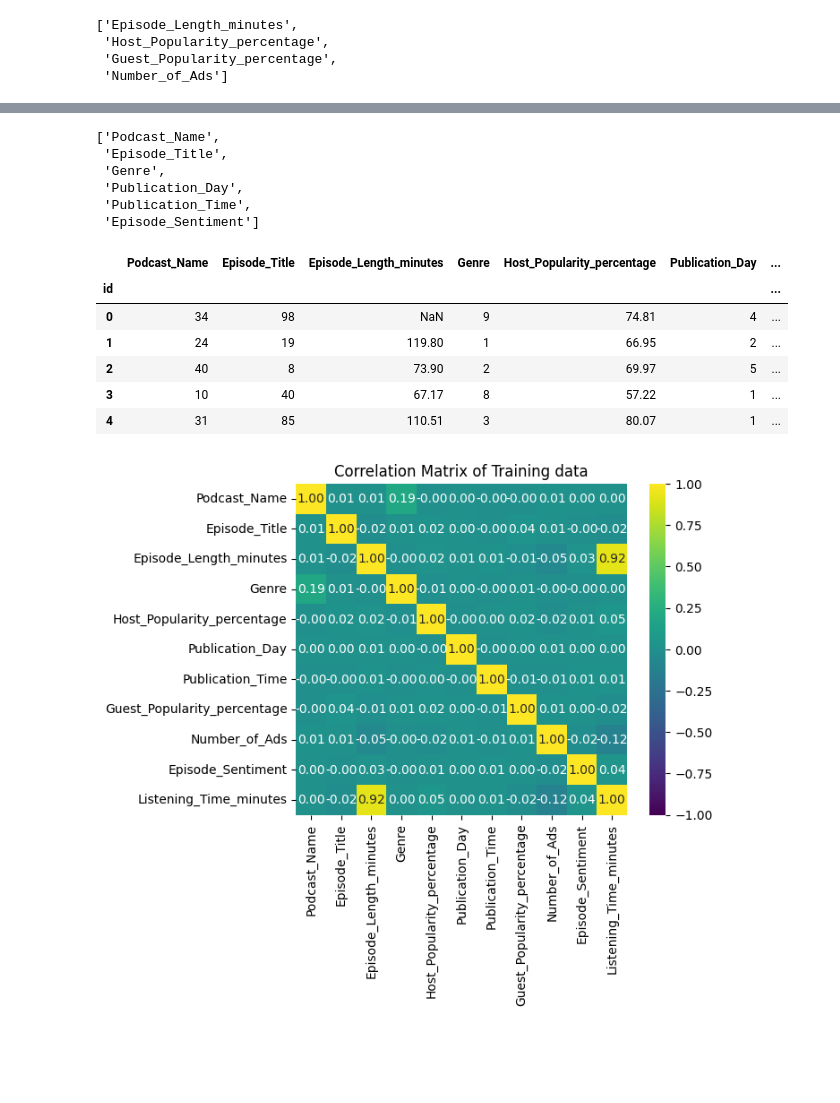
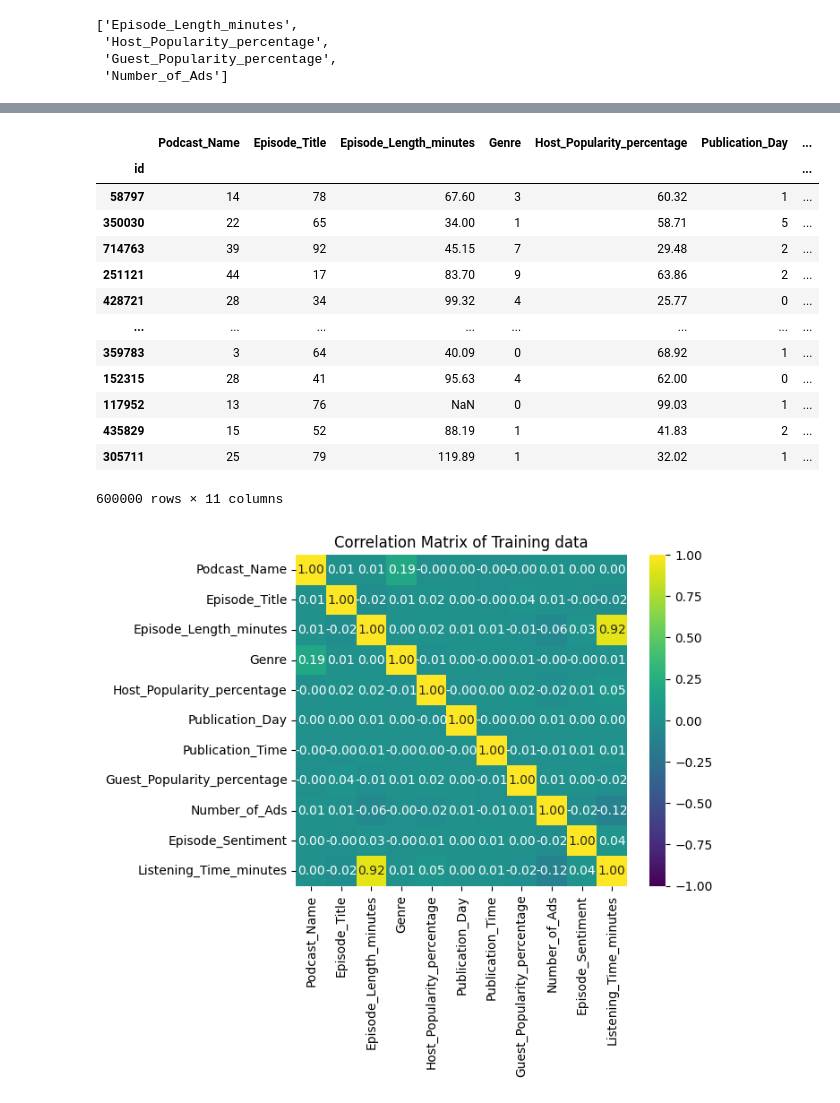
Before and after one commit to Enzo-Olivieri/Kaggle-S5-EP-4, a Jupyter notebook: listening_time_model.ipynb, the cells around one changed output, grey strips where cells are left out. Saved outputs shown, nothing was run; the diff lists cells and outputs as text; code cells hidden in the pictures; blank space fills up the shorter version.

```diff
--- a/listening_time_model.ipynb
+++ b/listening_time_model.ipynb
@@ -126,29 +113,31 @@ cat_features = [col for col in X_val.columns if X_val[col].dtype == "object"]
 for cat_feat in cat_features:
     X_val[cat_feat] = X_val[cat_feat].astype("category")
 #print(X_val.dtypes)
-# %%
-cat_features
-# %% [output]
-['Podcast_Name',
- 'Episode_Title',
- 'Genre',
- 'Publication_Day',
- 'Publication_Time',
- 'Episode_Sentiment']
-# %%
-data = full_train.copy()
-label_encoder = LabelEncoder()
-
-for cat_feat in cat_features:
-    data[cat_feat] = label_encoder.fit_transform(data[cat_feat])
-# %%
-data.head()
-# %% [output]
-|  | Podcast_Name | Episode_Title | Episode_Length_minutes | Genre | Host_Popularity_percentage | Publication_Day | ... |
-| id |  |  |  |  |  |  | ... |
-| 0 | 34 | 98 | NaN | 9 | 74.81 | 4 | ... |
-| 1 | 24 | 19 | 119.80 | 1 | 66.95 | 2 | ... |
-| 2 | 40 | 8 | 73.90 | 2 | 69.97 | 5 | ... |
-| 3 | 10 | 40 | 67.17 | 8 | 57.22 | 1 | ... |
-| 4 | 31 | 85 | 110.51 | 3 | 80.07 | 1 | ... |
+# %%
+# Label encoded the categorical features. Not using OH encdoding to reduce training time.
+
+label_encoder = LabelEncoder()
+
+for cat_feat in cat_features:
+    X_train[cat_feat] = label_encoder.transform(X_train[cat_feat])
+    X_val[cat_feat] = label_encoder.transform(X_val[cat_feat])
+# %%
+# Creating Feature and Answer pairs for the correlation matrix
+feat_label_pair = pd.concat([X_train,y_train], axis = 1)
+feat_label_pair
+# %% [output]
+|  | Podcast_Name | Episode_Title | Episode_Length_minutes | Genre | Host_Popularity_percentage | Publication_Day | ... |
+| id |  |  |  |  |  |  | ... |
+| 58797 | 14 | 78 | 67.60 | 3 | 60.32 | 1 | ... |
+| 350030 | 22 | 65 | 34.00 | 1 | 58.71 | 5 | ... |
+| 714763 | 39 | 92 | 45.15 | 7 | 29.48 | 2 | ... |
+| 251121 | 44 | 17 | 83.70 | 9 | 63.86 | 2 | ... |
+| 428721 | 28 | 34 | 99.32 | 4 | 25.77 | 0 | ... |
+| ... | ... | ... | ... | ... | ... | ... | ... |
+| 359783 | 3 | 64 | 40.09 | 0 | 68.92 | 1 | ... |
+| 152315 | 28 | 41 | 95.63 | 4 | 62.00 | 0 | ... |
+| 117952 | 13 | 76 | NaN | 0 | 99.03 | 1 | ... |
+| 435829 | 15 | 52 | 88.19 | 1 | 41.83 | 2 | ... |
+| 305711 | 25 | 79 | 119.89 | 1 | 32.02 | 1 | ... |
+600000 rows × 11 columns
 # %%
```
Also changed, not shown: parts of 7 cells of this notebook.
